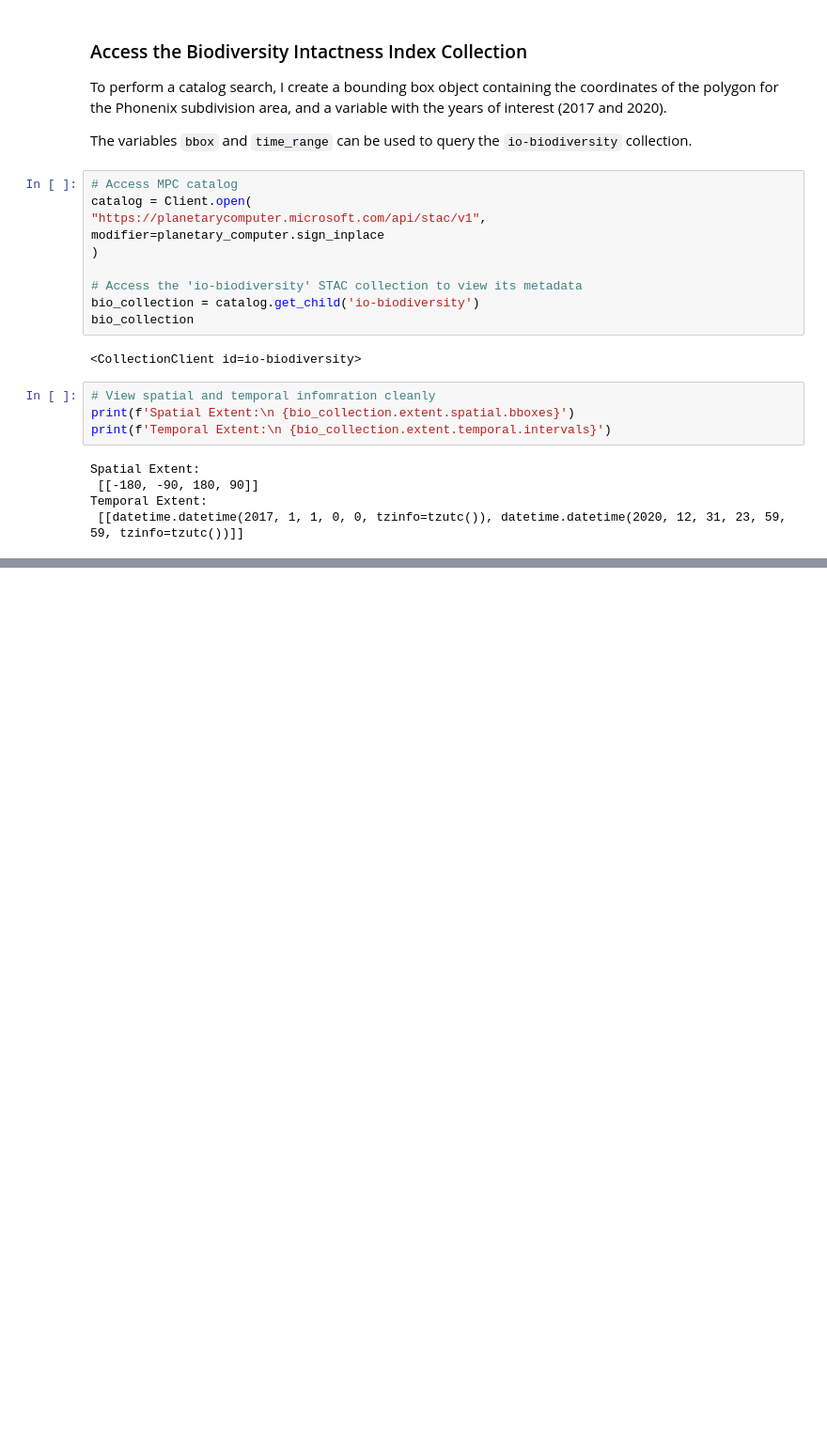
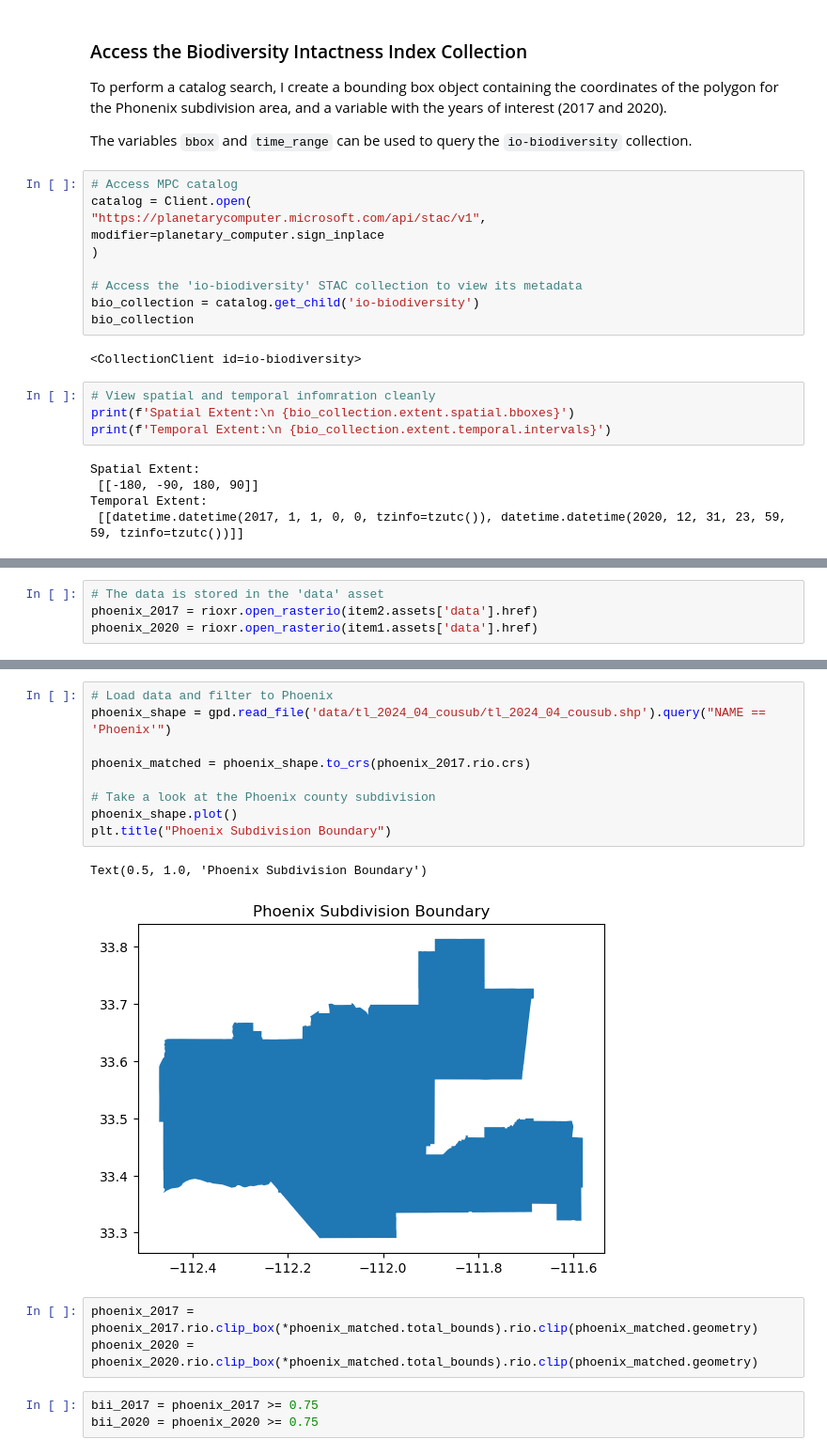
Before and after one commit to kaimorquecho/eds220_biodiversity_phoenix_az, a Jupyter notebook: biodiversity_intactness_arizona.ipynb, the cells around one changed output, grey strips where cells are left out. Shown: that part at 94% size. Cells and saved outputs as stored; diff of their text form; blank space fills up the shorter version.

Commit message:
reorganize entire code, create final visualization, bii calculation kept getting stuck until rewrote raster clipping steps

```diff
--- a/biodiversity_intactness_arizona.ipynb
+++ b/biodiversity_intactness_arizona.ipynb
@@ -145,0 +104,4 @@ for year in years:
+# %%
+# The data is stored in the 'data' asset
+phoenix_2017 = rioxr.open_rasterio(item2.assets['data'].href)
+phoenix_2020 = rioxr.open_rasterio(item1.assets['data'].href)
@@ -145,0 +111,18 @@ for year in years:
+# %%
+# Load data and filter to Phoenix
+phoenix_shape = gpd.read_file('data/tl_2024_04_cousub/tl_2024_04_cousub.shp').query("NAME == 'Phoenix'")
+
+phoenix_matched = phoenix_shape.to_crs(phoenix_2017.rio.crs)
+
+# Take a look at the Phoenix county subdivision
+phoenix_shape.plot()
+plt.title("Phoenix Subdivision Boundary")
+# %% [output]
+Text(0.5, 1.0, 'Phoenix Subdivision Boundary')
+[figure, added]
+# %%
+phoenix_2017 = phoenix_2017.rio.clip_box(*phoenix_matched.total_bounds).rio.clip(phoenix_matched.geometry)
+phoenix_2020 = phoenix_2020.rio.clip_box(*phoenix_matched.total_bounds).rio.clip(phoenix_matched.geometry)
+# %%
+bii_2017 = phoenix_2017 >= 0.75
+bii_2020 = phoenix_2020 >= 0.75
```
Also changed, not shown: parts of 14 cells of this notebook.
